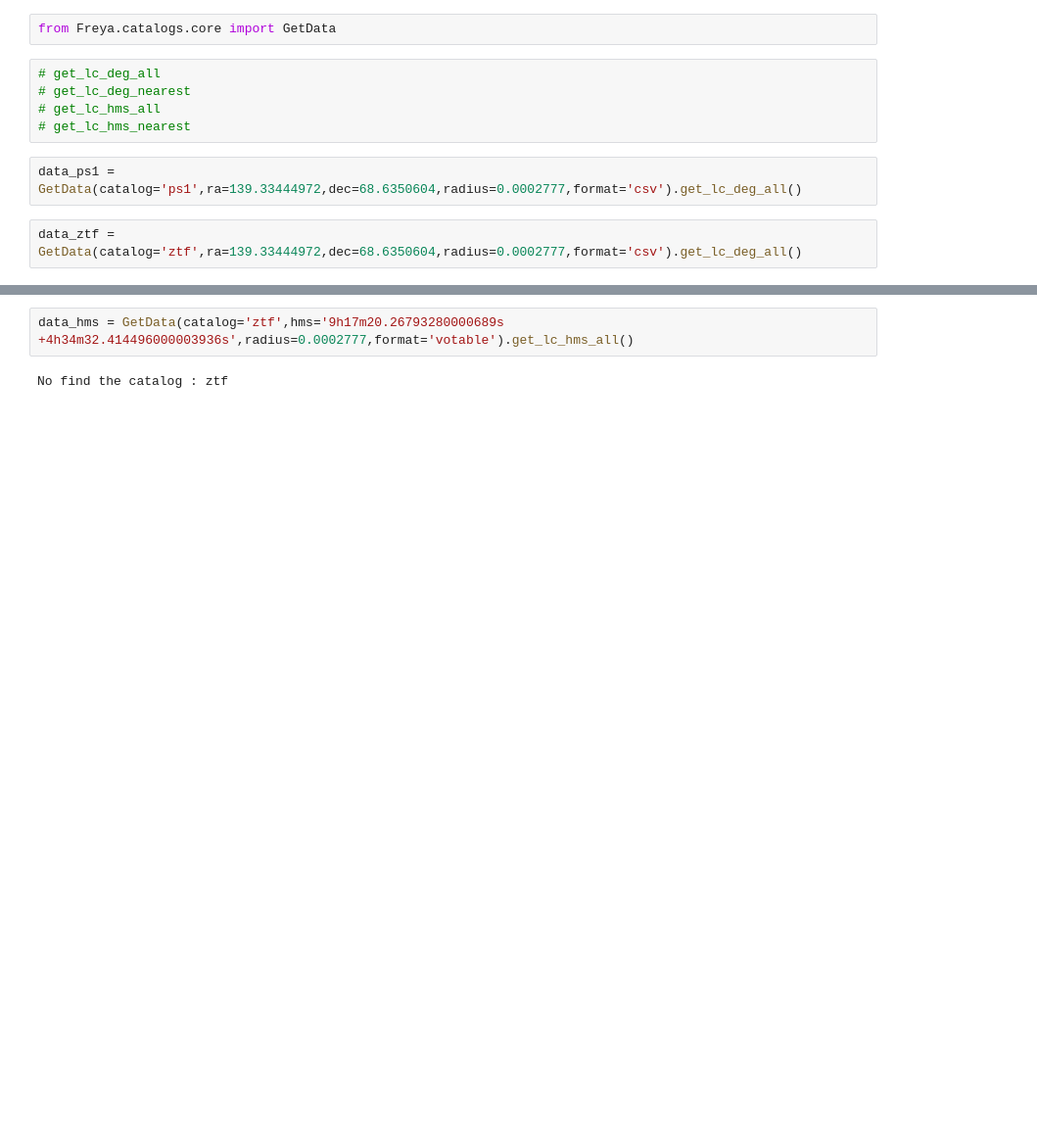
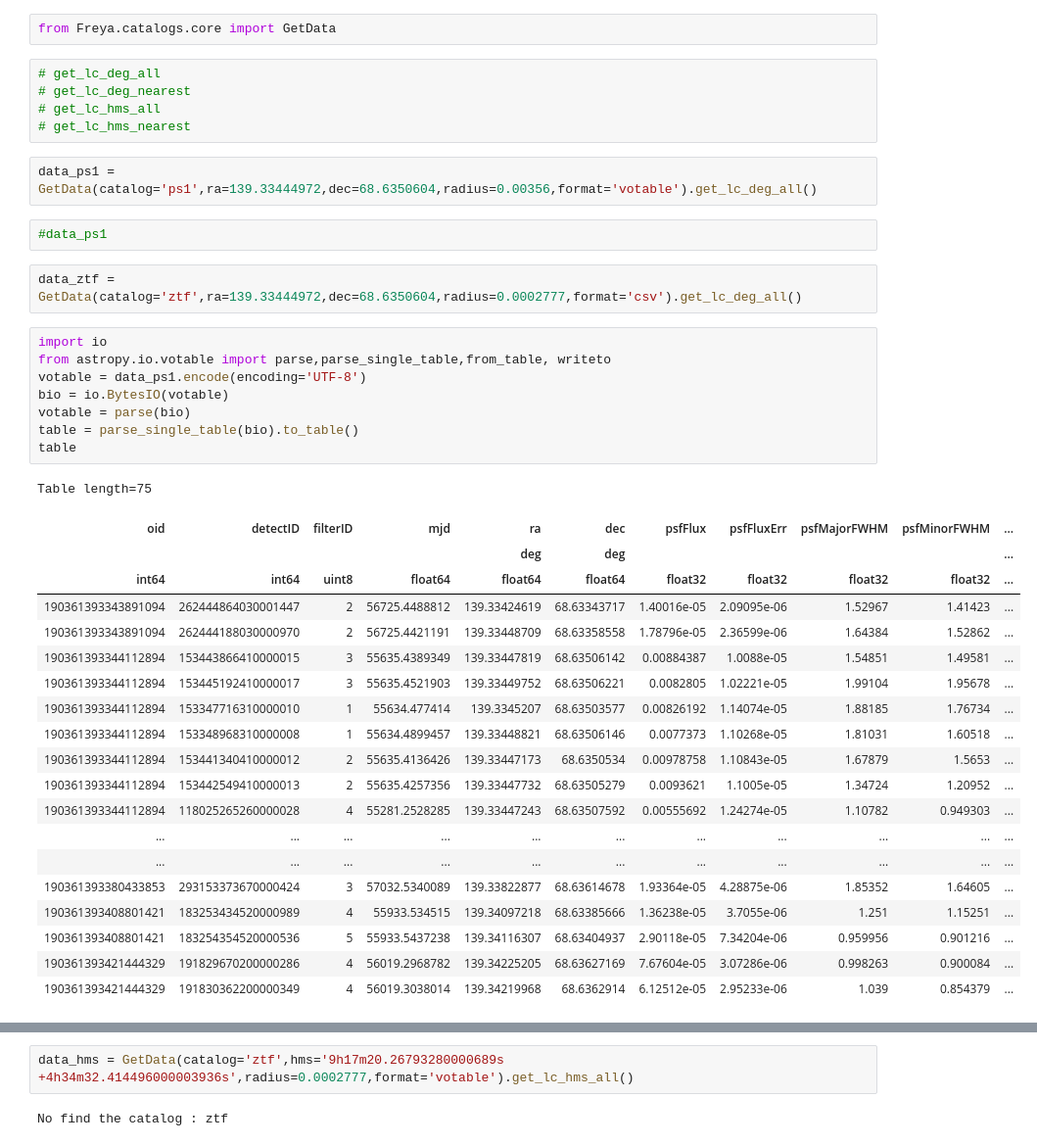
Before and after one commit to fernandezeric/Freya, a Jupyter notebook: demo.ipynb, the cells around one changed output, grey strips where cells are left out. Shown at 98% size. Cells and saved outputs as stored; diff of their text form; blank space fills up the shorter version.

```diff
--- a/demo.ipynb
+++ b/demo.ipynb
@@ -55,7 +55,38 @@ from Freya.catalogs.core import GetData
 # get_lc_hms_all
 # get_lc_hms_nearest
 # %%
-data_ps1 = GetData(catalog='ps1',ra=139.33444972,dec=68.6350604,radius=0.0002777,format='csv').get_lc_deg_all()
+data_ps1 = GetData(catalog='ps1',ra=139.33444972,dec=68.6350604,radius=0.00356,format='votable').get_lc_deg_all()
+# %%
+#data_ps1
 # %%
 data_ztf = GetData(catalog='ztf',ra=139.33444972,dec=68.6350604,radius=0.0002777,format='csv').get_lc_deg_all()
+# %%
+import io
+from astropy.io.votable import parse,parse_single_table,from_table, writeto
+votable = data_ps1.encode(encoding='UTF-8')
+bio = io.BytesIO(votable)
+votable = parse(bio)
+table = parse_single_table(bio).to_table()
+table
+# %% [output]
+Table length=75
+| oid | detectID | filterID | mjd | ra | dec | psfFlux | psfFluxErr | psfMajorFWHM | psfMinorFWHM | ... |
+|  |  |  |  | deg | deg |  |  |  |  | ... |
+| int64 | int64 | uint8 | float64 | float64 | float64 | float32 | float32 | float32 | float32 | ... |
+| 190361393343891094 | 262444864030001447 | 2 | 56725.4488812 | 139.33424619 | 68.63343717 | 1.40016e-05 | 2.09095e-06 | 1.52967 | 1.41423 | ... |
+| 190361393343891094 | 262444188030000970 | 2 | 56725.4421191 | 139.33448709 | 68.63358558 | 1.78796e-05 | 2.36599e-06 | 1.64384 | 1.52862 | ... |
+| 190361393344112894 | 153443866410000015 | 3 | 55635.4389349 | 139.33447819 | 68.63506142 | 0.00884387 | 1.0088e-05 | 1.54851 | 1.49581 | ... |
+| 190361393344112894 | 153445192410000017 | 3 | 55635.4521903 | 139.33449752 | 68.63506221 | 0.0082805 | 1.02221e-05 | 1.99104 | 1.95678 | ... |
+| 190361393344112894 | 153347716310000010 | 1 | 55634.477414 | 139.3345207 | 68.63503577 | 0.00826192 | 1.14074e-05 | 1.88185 | 1.76734 | ... |
+| 190361393344112894 | 153348968310000008 | 1 | 55634.4899457 | 139.33448821 | 68.63506146 | 0.0077373 | 1.10268e-05 | 1.81031 | 1.60518 | ... |
+| 190361393344112894 | 153441340410000012 | 2 | 55635.4136426 | 139.33447173 | 68.6350534 | 0.00978758 | 1.10843e-05 | 1.67879 | 1.5653 | ... |
+| 190361393344112894 | 153442549410000013 | 2 | 55635.4257356 | 139.33447732 | 68.63505279 | 0.0093621 | 1.1005e-05 | 1.34724 | 1.20952 | ... |
+| 190361393344112894 | 118025265260000028 | 4 | 55281.2528285 | 139.33447243 | 68.63507592 | 0.00555692 | 1.24274e-05 | 1.10782 | 0.949303 | ... |
+| ... | ... | ... | ... | ... | ... | ... | ... | ... | ... | ... |
+| ... | ... | ... | ... | ... | ... | ... | ... | ... | ... | ... |
+| 190361393380433853 | 293153373670000424 | 3 | 57032.5340089 | 139.33822877 | 68.63614678 | 1.93364e-05 | 4.28875e-06 | 1.85352 | 1.64605 | ... |
+| 190361393408801421 | 183253434520000989 | 4 | 55933.534515 | 139.34097218 | 68.63385666 | 1.36238e-05 | 3.7055e-06 | 1.251 | 1.15251 | ... |
+| 190361393408801421 | 183254354520000536 | 5 | 55933.5437238 | 139.34116307 | 68.63404937 | 2.90118e-05 | 7.34204e-06 | 0.959956 | 0.901216 | ... |
+| 190361393421444329 | 191829670200000286 | 4 | 56019.2968782 | 139.34225205 | 68.63627169 | 7.67604e-05 | 3.07286e-06 | 0.998263 | 0.900084 | ... |
+| 190361393421444329 | 191830362200000349 | 4 | 56019.3038014 | 139.34219968 | 68.6362914 | 6.12512e-05 | 2.95233e-06 | 1.039 | 0.854379 | ... |
 # %%
```
Also changed, not shown: parts of 1 cell of this notebook, 4 other files.
